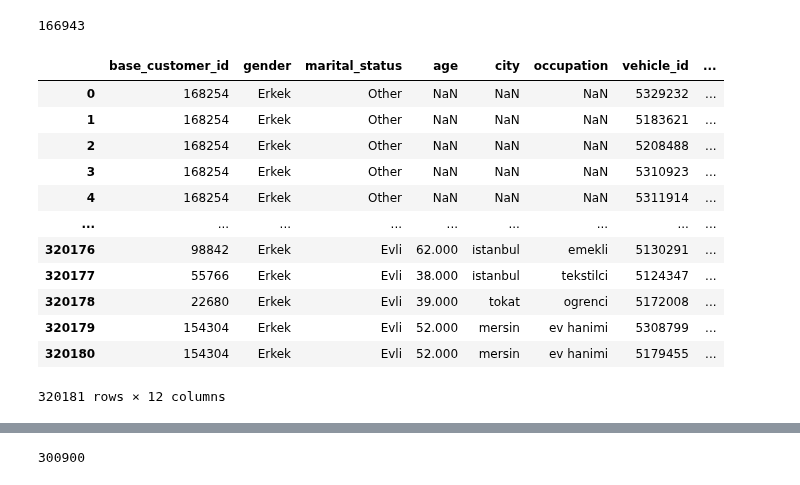
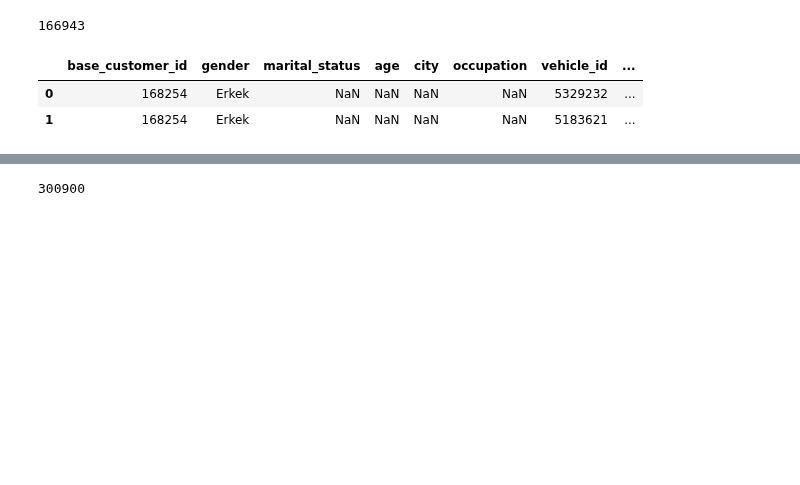
Before and after one commit to KdrDrn/04_PROJECTS, a Jupyter notebook: 16_Doğuş_Datathon_Otomotiv/Dogus_Customer_Segmentation_v03.ipynb, the cells around one changed output, grey strips where cells are left out. Cells and saved outputs as stored; diff of their text form; code cells hidden in the pictures; blank space fills up the shorter version.

```diff
--- a/16_Doğuş_Datathon_Otomotiv/Dogus_Customer_Segmentation_v03.ipynb
+++ b/16_Doğuş_Datathon_Otomotiv/Dogus_Customer_Segmentation_v03.ipynb
@@ -1291,2 +1107,0 @@ Name: ongoing_ownership_duration, Length: 374879, dtype: float64
-# %%
-df2_.loc[(df2_['ongoing_ownership_duration'].notnull()) & (df2_['previous_ownership_duration'].notnull()), 'ongoing_ownership_duration'] = np.nan
@@ -1339,4 +1142,4 @@ df2_.head()
 # %%
 df2_['previous_ownership_duration'] = df2_['previous_ownership_duration'].apply(np.ceil)
-df2_['unactive_period'] = df2_['unactive_period'].apply(np.ceil)
 df2_['ongoing_ownership_duration'] = df2_['ongoing_ownership_duration'].apply(np.ceil)
+df2_.head(6)
@@ -1453,2 +1190,3 @@ missing(df2_)
 # %%
-dms = pd.get_dummies(df2_)
+df2_ = pd.get_dummies(df2_)
+df2_.head()
@@ -1488,3 +1207,0 @@ df2_.head(5)
-# %%
-df2_ = dms
-df2_
@@ -2295,21 +1923,11 @@ df_["base_customer_id"].nunique()
 # %% [output]
 166943
 # %%
-df_
+df_.head(2)
 # %% [output]
 |  | base_customer_id | gender | marital_status | age | city | occupation | vehicle_id | ... |
-| 0 | 168254 | Erkek | Other | NaN | NaN | NaN | 5329232 | ... |
-| 1 | 168254 | Erkek | Other | NaN | NaN | NaN | 5183621 | ... |
-| 2 | 168254 | Erkek | Other | NaN | NaN | NaN | 5208488 | ... |
-| 3 | 168254 | Erkek | Other | NaN | NaN | NaN | 5310923 | ... |
-| 4 | 168254 | Erkek | Other | NaN | NaN | NaN | 5311914 | ... |
-| ... | ... | ... | ... | ... | ... | ... | ... | ... |
-| 320176 | 98842 | Erkek | Evli | 62.000 | i̇stanbul | emekli | 5130291 | ... |
-| 320177 | 55766 | Erkek | Evli | 38.000 | i̇stanbul | tekstilci | 5124347 | ... |
-| 320178 | 22680 | Erkek | Evli | 39.000 | tokat | ogrenci | 5172008 | ... |
-| 320179 | 154304 | Erkek | Evli | 52.000 | mersin | ev hanimi | 5308799 | ... |
-| 320180 | 154304 | Erkek | Evli | 52.000 | mersin | ev hanimi | 5179455 | ... |
+| 0 | 168254 | Erkek | NaN | NaN | NaN | NaN | 5329232 | ... |
+| 1 | 168254 | Erkek | NaN | NaN | NaN | NaN | 5183621 | ... |
-320181 rows × 12 columns
 # %%
 df_.shape
 # %% [output]
```
Also changed, not shown: parts of 341 cells of this notebook.
